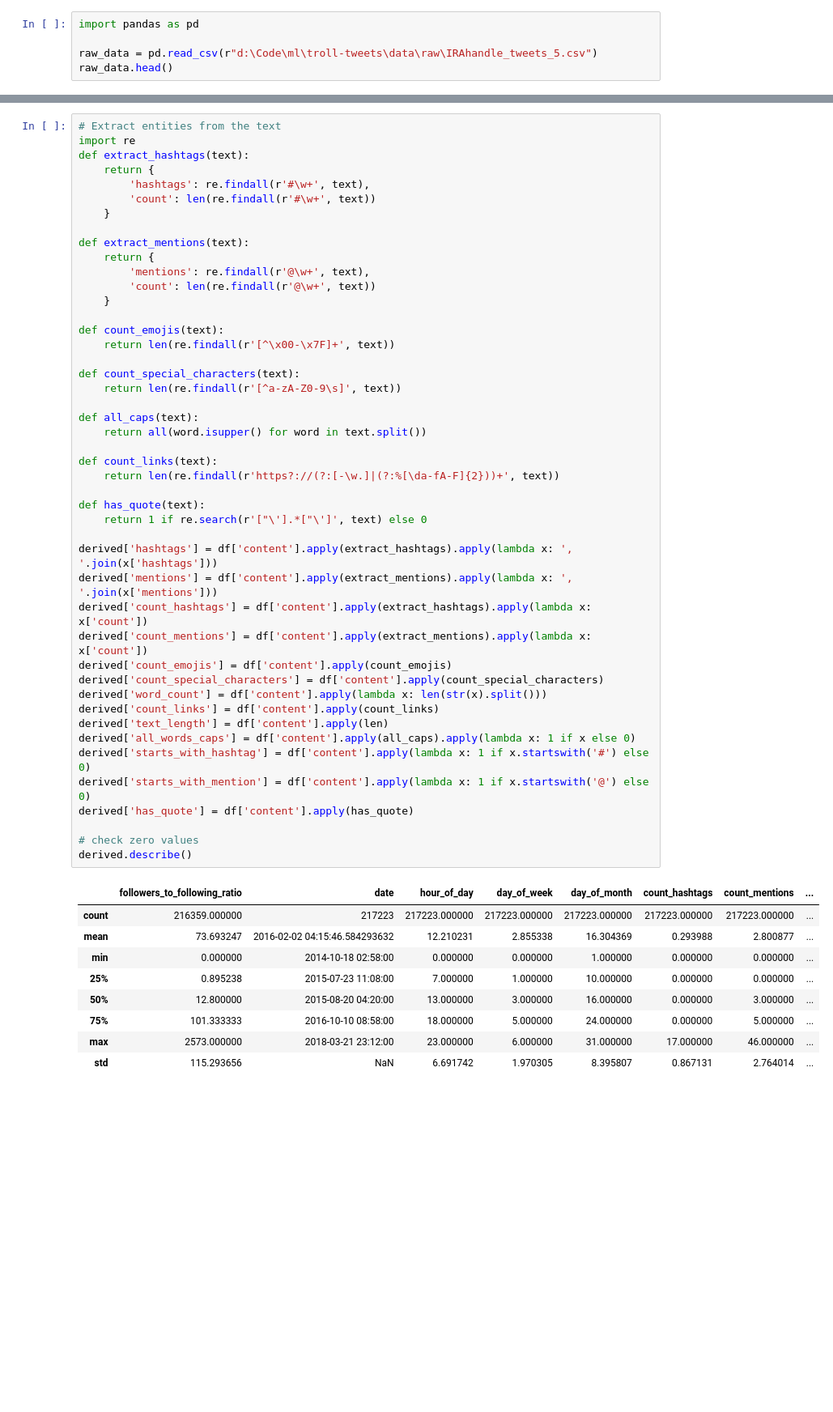
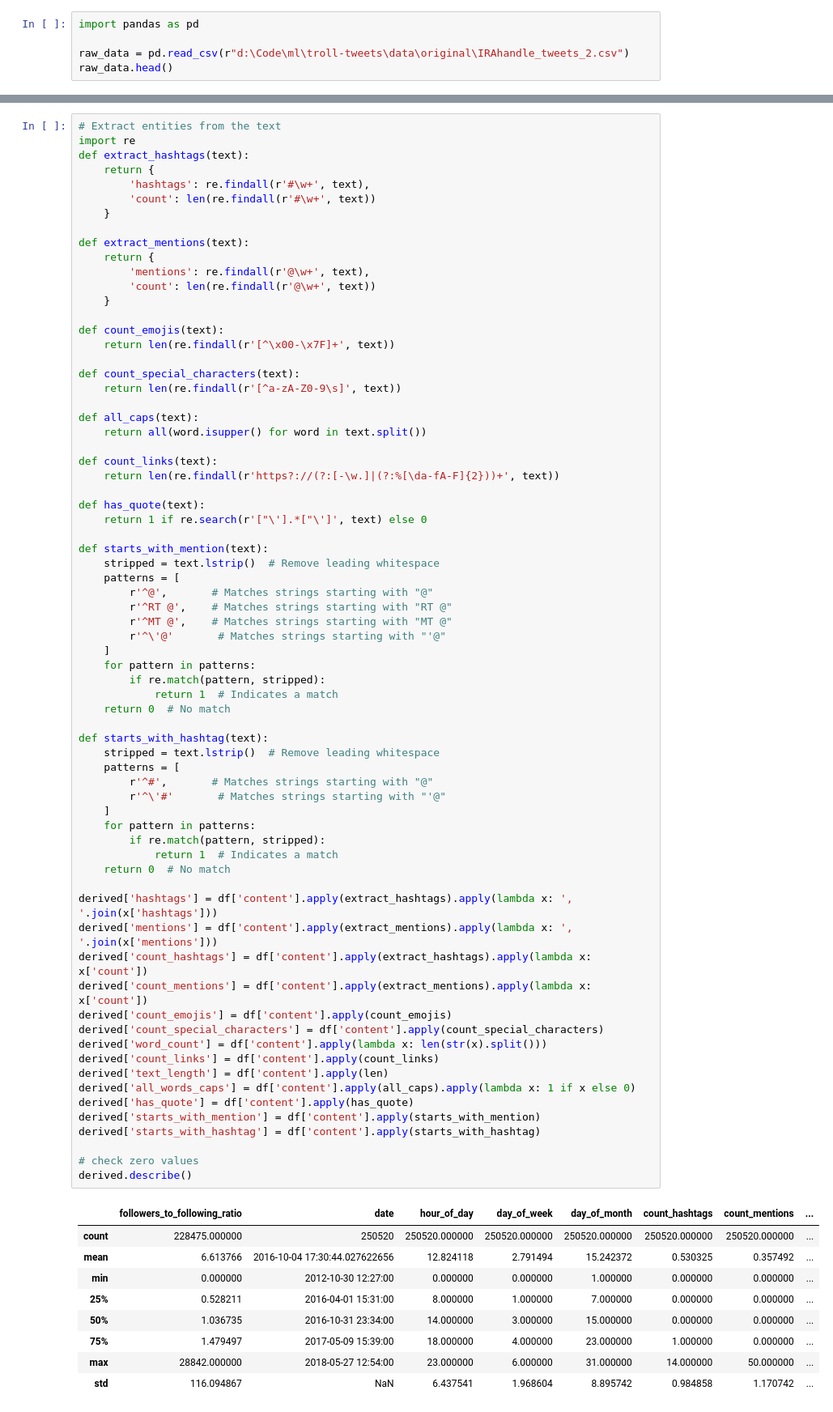
Before and after one commit to ishtails/troll-tweets, a Jupyter notebook: notebooks/feature_extraction.ipynb, the cells around one changed output, grey strips where cells are left out. Shown at 81% size. Cells and saved outputs as stored; diff of their text form; blank space fills up the shorter version.

```diff
--- a/notebooks/feature_extraction.ipynb
+++ b/notebooks/feature_extraction.ipynb
@@ -3,7 +3,7 @@
 # %%
 import pandas as pd
 
-raw_data = pd.read_csv(r"d:\Code\ml\troll-tweets\data\raw\IRAhandle_tweets_5.csv")
+raw_data = pd.read_csv(r"d:\Code\ml\troll-tweets\data\original\IRAhandle_tweets_2.csv")
 raw_data.head()
 # %% [output]
 |  | external_author_id | author | content | region | language | publish_date | harvested_date | following | ... |
@@ -120,42 +120,66 @@ def count_emojis(text):
     return len(re.findall(r'[^\x00-\x7F]+', text))
 
 def count_special_characters(text):
     return len(re.findall(r'[^a-zA-Z0-9\s]', text))
 
 def all_caps(text):
     return all(word.isupper() for word in text.split())
 
 def count_links(text):
     return len(re.findall(r'https?://(?:[-\w.]|(?:%[\da-fA-F]{2}))+', text))
 
 def has_quote(text):
     return 1 if re.search(r'["\'].*["\']', text) else 0
 
+def starts_with_mention(text):
+    stripped = text.lstrip()  # Remove leading whitespace
+    patterns = [
+        r'^@',       # Matches strings starting with "@"
+        r'^RT @',    # Matches strings starting with "RT @"
+        r'^MT @',    # Matches strings starting with "MT @"
+        r'^\'@'       # Matches strings starting with "'@"
+    ]
+    for pattern in patterns:
+        if re.match(pattern, stripped):
+            return 1  # Indicates a match
+    return 0  # No match
+
+def starts_with_hashtag(text):
+    stripped = text.lstrip()  # Remove leading whitespace
+    patterns = [
+        r'^#',       # Matches strings starting with "@"
+        r'^\'#'       # Matches strings starting with "'@"
+    ]
+    for pattern in patterns:
+        if re.match(pattern, stripped):
+            return 1  # Indicates a match
+    return 0  # No match
+
 derived['hashtags'] = df['content'].apply(extract_hashtags).apply(lambda x: ', '.join(x['hashtags']))
 derived['mentions'] = df['content'].apply(extract_mentions).apply(lambda x: ', '.join(x['mentions']))
 derived['count_hashtags'] = df['content'].apply(extract_hashtags).apply(lambda x: x['count'])
 derived['count_mentions'] = df['content'].apply(extract_mentions).apply(lambda x: x['count'])
 derived['count_emojis'] = df['content'].apply(count_emojis)
 derived['count_special_characters'] = df['content'].apply(count_special_characters)
 derived['word_count'] = df['content'].apply(lambda x: len(str(x).split()))
 derived['count_links'] = df['content'].apply(count_links)
 derived['text_length'] = df['content'].apply(len)
 derived['all_words_caps'] = df['content'].apply(all_caps).apply(lambda x: 1 if x else 0)
-derived['starts_with_hashtag'] = df['content'].apply(lambda x: 1 if x.startswith('#') else 0)
-derived['starts_with_mention'] = df['content'].apply(lambda x: 1 if x.startswith('@') else 0)
 derived['has_quote'] = df['content'].apply(has_quote)
+derived['starts_with_mention'] = df['content'].apply(starts_with_mention)
+derived['starts_with_hashtag'] = df['content'].apply(starts_with_hashtag)
 
 # check zero values
 derived.describe()
 # %% [output]
 |  | followers_to_following_ratio | date | hour_of_day | day_of_week | day_of_month | count_hashtags | count_mentions | ... |
-| count | 216359.000000 | 217223 | 217223.000000 | 217223.000000 | 217223.000000 | 217223.000000 | 217223.000000 | ... |
-| mean | 73.693247 | 2016-02-02 04:15:46.584293632 | 12.210231 | 2.855338 | 16.304369 | 0.293988 | 2.800877 | ... |
-| min | 0.000000 | 2014-10-18 02:58:00 | 0.000000 | 0.000000 | 1.000000 | 0.000000 | 0.000000 | ... |
-| 25% | 0.895238 | 2015-07-23 11:08:00 | 7.000000 | 1.000000 | 10.000000 | 0.000000 | 0.000000 | ... |
-| 50% | 12.800000 | 2015-08-20 04:20:00 | 13.000000 | 3.000000 | 16.000000 | 0.000000 | 3.000000 | ... |
-| 75% | 101.333333 | 2016-10-10 08:58:00 | 18.000000 | 5.000000 | 24.000000 | 0.000000 | 5.000000 | ... |
-| max | 2573.000000 | 2018-03-21 23:12:00 | 23.000000 | 6.000000 | 31.000000 | 17.000000 | 46.000000 | ... |
-| std | 115.293656 | NaN | 6.691742 | 1.970305 | 8.395807 | 0.867131 | 2.764014 | ... |
+| count | 228475.000000 | 250520 | 250520.000000 | 250520.000000 | 250520.000000 | 250520.000000 | 250520.000000 | ... |
+| mean | 6.613766 | 2016-10-04 17:30:44.027622656 | 12.824118 | 2.791494 | 15.242372 | 0.530325 | 0.357492 | ... |
+| min | 0.000000 | 2012-10-30 12:27:00 | 0.000000 | 0.000000 | 1.000000 | 0.000000 | 0.000000 | ... |
+| 25% | 0.528211 | 2016-04-01 15:31:00 | 8.000000 | 1.000000 | 7.000000 | 0.000000 | 0.000000 | ... |
+| 50% | 1.036735 | 2016-10-31 23:34:00 | 14.000000 | 3.000000 | 15.000000 | 0.000000 | 0.000000 | ... |
+| 75% | 1.479497 | 2017-05-09 15:39:00 | 18.000000 | 4.000000 | 23.000000 | 1.000000 | 0.000000 | ... |
+| max | 28842.000000 | 2018-05-27 12:54:00 | 23.000000 | 6.000000 | 31.000000 | 14.000000 | 50.000000 | ... |
+| std | 116.094867 | NaN | 6.437541 | 1.968604 | 8.895742 | 0.984858 | 1.170742 | ... |
 # %%
 # save to project folder
```
Also changed, not shown: parts of 8 cells of this notebook, 10 other files.
